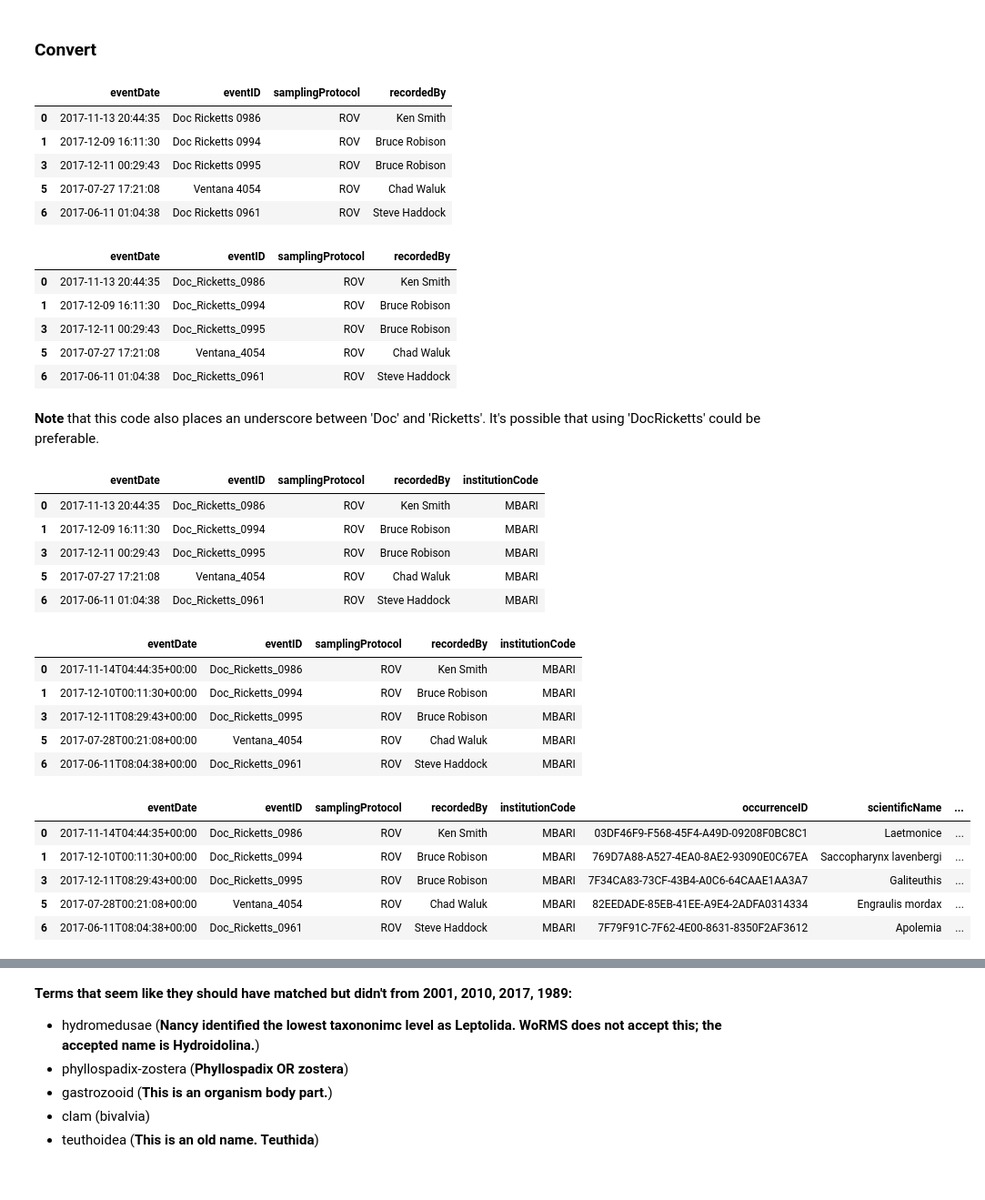
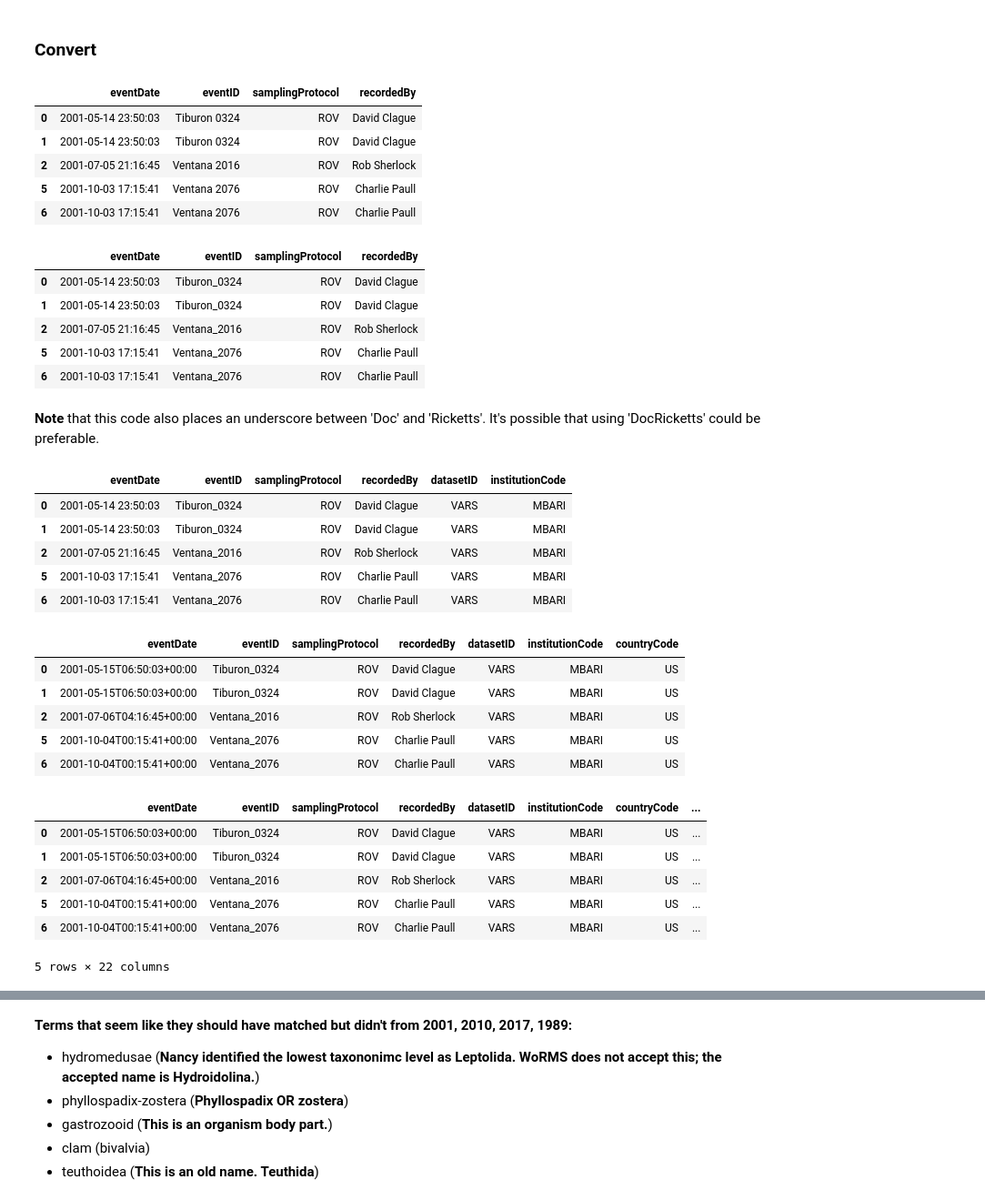
Before and after one commit to CeNCOOS/VARS, a Jupyter notebook: VARS_2001_conversion.ipynb, the cells around one changed output, grey strips where cells are left out. Shown: that part at 91% size. Saved outputs shown, nothing was run; the diff lists cells and outputs as text; code cells hidden in the pictures.

```diff
--- a/VARS_2001_conversion.ipynb
+++ b/VARS_2001_conversion.ipynb
@@ -202,7 +202,7 @@ https://stackoverflow.com/questions/42002931/regex-extract-string-between-single
 ## Load csv
 
 path = ''
-filename = 'VARS_2017_data.csv'
+filename = 'VARS_2001_data.csv'
 data = pd.read_csv(path+filename, dtype={'image_url': object})
 
 print(data.shape)
@@ -246,11 +246,11 @@ converted = converted.rename(columns={
 converted.head()
 # %% [output]
 |  | eventDate | eventID | samplingProtocol | recordedBy |
-| 0 | 2017-11-13 20:44:35 | Doc Ricketts 0986 | ROV | Ken Smith |
-| 1 | 2017-12-09 16:11:30 | Doc Ricketts 0994 | ROV | Bruce Robison |
-| 3 | 2017-12-11 00:29:43 | Doc Ricketts 0995 | ROV | Bruce Robison |
-| 5 | 2017-07-27 17:21:08 | Ventana 4054 | ROV | Chad Waluk |
-| 6 | 2017-06-11 01:04:38 | Doc Ricketts 0961 | ROV | Steve Haddock |
+| 0 | 2001-05-14 23:50:03 | Tiburon 0324 | ROV | David Clague |
+| 1 | 2001-05-14 23:50:03 | Tiburon 0324 | ROV | David Clague |
+| 2 | 2001-07-05 21:16:45 | Ventana 2016 | ROV | Rob Sherlock |
+| 5 | 2001-10-03 17:15:41 | Ventana 2076 | ROV | Charlie Paull |
+| 6 | 2001-10-03 17:15:41 | Ventana 2076 | ROV | Charlie Paull |
 # %%
 ## Remove whitespace from eventID
 
@@ -258,25 +258,33 @@ converted['eventID'] = [event.replace(' ', '_') for event in converted['eventID'
 converted.head()
 # %% [output]
 |  | eventDate | eventID | samplingProtocol | recordedBy |
-| 0 | 2017-11-13 20:44:35 | Doc_Ricketts_0986 | ROV | Ken Smith |
-| 1 | 2017-12-09 16:11:30 | Doc_Ricketts_0994 | ROV | Bruce Robison |
-| 3 | 2017-12-11 00:29:43 | Doc_Ricketts_0995 | ROV | Bruce Robison |
-| 5 | 2017-07-27 17:21:08 | Ventana_4054 | ROV | Chad Waluk |
-| 6 | 2017-06-11 01:04:38 | Doc_Ricketts_0961 | ROV | Steve Haddock |
+| 0 | 2001-05-14 23:50:03 | Tiburon_0324 | ROV | David Clague |
+| 1 | 2001-05-14 23:50:03 | Tiburon_0324 | ROV | David Clague |
+| 2 | 2001-07-05 21:16:45 | Ventana_2016 | ROV | Rob Sherlock |
+| 5 | 2001-10-03 17:15:41 | Ventana_2076 | ROV | Charlie Paull |
+| 6 | 2001-10-03 17:15:41 | Ventana_2076 | ROV | Charlie Paull |
 # %% [markdown]
 **Note** that this code also places an underscore between 'Doc' and 'Ricketts'. It's possible that using 'DocRicketts' could be preferable.
+# %%
+## Add datasetID
+
+converted['datasetID'] = 'VARS'
 # %%
 ## Add institutionCode
 
 converted['institutionCode'] = 'MBARI'
 converted.head()
 # %% [output]
-|  | eventDate | eventID | samplingProtocol | recordedBy | institutionCode |
-| 0 | 2017-11-13 20:44:35 | Doc_Ricketts_0986 | ROV | Ken Smith | MBARI |
-| 1 | 2017-12-09 16:11:30 | Doc_Ricketts_0994 | ROV | Bruce Robison | MBARI |
-| 3 | 2017-12-11 00:29:43 | Doc_Ricketts_0995 | ROV | Bruce Robison | MBARI |
-| 5 | 2017-07-27 17:21:08 | Ventana_4054 | ROV | Chad Waluk | MBARI |
-| 6 | 2017-06-11 01:04:38 | Doc_Ricketts_0961 | ROV | Steve Haddock | MBARI |
+|  | eventDate | eventID | samplingProtocol | recordedBy | datasetID | institutionCode |
+| 0 | 2001-05-14 23:50:03 | Tiburon_0324 | ROV | David Clague | VARS | MBARI |
+| 1 | 2001-05-14 23:50:03 | Tiburon_0324 | ROV | David Clague | VARS | MBARI |
+| 2 | 2001-07-05 21:16:45 | Ventana_2016 | ROV | Rob Sherlock | VARS | MBARI |
+| 5 | 2001-10-03 17:15:41 | Ventana_2076 | ROV | Charlie Paull | VARS | MBARI |
+| 6 | 2001-10-03 17:15:41 | Ventana_2076 | ROV | Charlie Paull | VARS | MBARI |
+# %%
+## Add countryCode
+
+converted['countryCode'] = 'US'
 # %%
 ## Format eventDate
 
@@ -303,35 +311,39 @@ for dt in converted['eventDate']:
 converted['eventDate'] = formatted
 converted.head()
 # %% [output]
-|  | eventDate | eventID | samplingProtocol | recordedBy | institutionCode |
-| 0 | 2017-11-14T04:44:35+00:00 | Doc_Ricketts_0986 | ROV | Ken Smith | MBARI |
-| 1 | 2017-12-10T00:11:30+00:00 | Doc_Ricketts_0994 | ROV | Bruce Robison | MBARI |
-| 3 | 2017-12-11T08:29:43+00:00 | Doc_Ricketts_0995 | ROV | Bruce Robison | MBARI |
-| 5 | 2017-07-28T00:21:08+00:00 | Ventana_4054 | ROV | Chad Waluk | MBARI |
-| 6 | 2017-06-11T08:04:38+00:00 | Doc_Ricketts_0961 | ROV | Steve Haddock | MBARI |
+|  | eventDate | eventID | samplingProtocol | recordedBy | datasetID | institutionCode | countryCode |
+| 0 | 2001-05-15T06:50:03+00:00 | Tiburon_0324 | ROV | David Clague | VARS | MBARI | US |
+| 1 | 2001-05-15T06:50:03+00:00 | Tiburon_0324 | ROV | David Clague | VARS | MBARI | US |
+| 2 | 2001-07-06T04:16:45+00:00 | Ventana_2016 | ROV | Rob Sherlock | VARS | MBARI | US |
+| 5 | 2001-10-04T00:15:41+00:00 | Ventana_2076 | ROV | Charlie Paull | VARS | MBARI | US |
+| 6 | 2001-10-04T00:15:41+00:00 | Ventana_2076 | ROV | Charlie Paull | VARS | MBARI | US |
 # %%
 ## Add in occurrence-related columns from data, renaming as needed
 
 converted['occurrenceID'] = data['observation_uuid']
 converted['scientificName'] = data['concept']
+converted['vernacularName'] = data['concept']
 converted['identifiedBy'] = data['observer']
+converted['minimumDepthInMeters'] = round(data['depth_meters'], 1) # Assuming sensor is 2 m from bottom, and tidal range is 2.5 m (-0.5 m to + 2 m)
+converted['maximumDepthInMeters'] = round(data['depth_meters'], 1) + 2.5
 converted['verbatimDepth'] = round(data['depth_meters'], 1)
 converted['decimalLatitude'] = data['latitude']
 converted['decimalLongitude'] = data['longitude']
 converted['dissolvedOxygenInMLPerL'] = data['oxygen_ml_per_l']
 converted['pressureInPsi'] = data['psi']
 converted['salinity'] = data['salinity']
 converted['temperatureInCelsius'] = data['temperature_celsius']
 converted['image_url'] = data['image_url']
 converted['video_uri'] = data['video_uri']
 converted.head()
 # %% [output]
-|  | eventDate | eventID | samplingProtocol | recordedBy | institutionCode | occurrenceID | scientificName | ... |
-| 0 | 2017-11-14T04:44:35+00:00 | Doc_Ricketts_0986 | ROV | Ken Smith | MBARI | 03DF46F9-F568-45F4-A49D-09208F0BC8C1 | Laetmonice | ... |
-| 1 | 2017-12-10T00:11:30+00:00 | Doc_Ricketts_0994 | ROV | Bruce Robison | MBARI | 769D7A88-A527-4EA0-8AE2-93090E0C67EA | Saccopharynx lavenbergi | ... |
-| 3 | 2017-12-11T08:29:43+00:00 | Doc_Ricketts_0995 | ROV | Bruce Robison | MBARI | 7F34CA83-73CF-43B4-A0C6-64CAAE1AA3A7 | Galiteuthis | ... |
-| 5 | 2017-07-28T00:21:08+00:00 | Ventana_4054 | ROV | Chad Waluk | MBARI | 82EEDADE-85EB-41EE-A9E4-2ADFA0314334 | Engraulis mordax | ... |
-| 6 | 2017-06-11T08:04:38+00:00 | Doc_Ricketts_0961 | ROV | Steve Haddock | MBARI | 7F79F91C-7F62-4E00-8631-8350F2AF3612 | Apolemia | ... |
+|  | eventDate | eventID | samplingProtocol | recordedBy | datasetID | institutionCode | countryCode | ... |
+| 0 | 2001-05-15T06:50:03+00:00 | Tiburon_0324 | ROV | David Clague | VARS | MBARI | US | ... |
+| 1 | 2001-05-15T06:50:03+00:00 | Tiburon_0324 | ROV | David Clague | VARS | MBARI | US | ... |
+| 2 | 2001-07-06T04:16:45+00:00 | Ventana_2016 | ROV | Rob Sherlock | VARS | MBARI | US | ... |
+| 5 | 2001-10-04T00:15:41+00:00 | Ventana_2076 | ROV | Charlie Paull | VARS | MBARI | US | ... |
+| 6 | 2001-10-04T00:15:41+00:00 | Ventana_2076 | ROV | Charlie Paull | VARS | MBARI | US | ... |
+5 rows × 22 columns
 # %%
 ## Add coordinateUncertaintyInMeters
 
```
Also changed, not shown: parts of 28 cells of this notebook.
